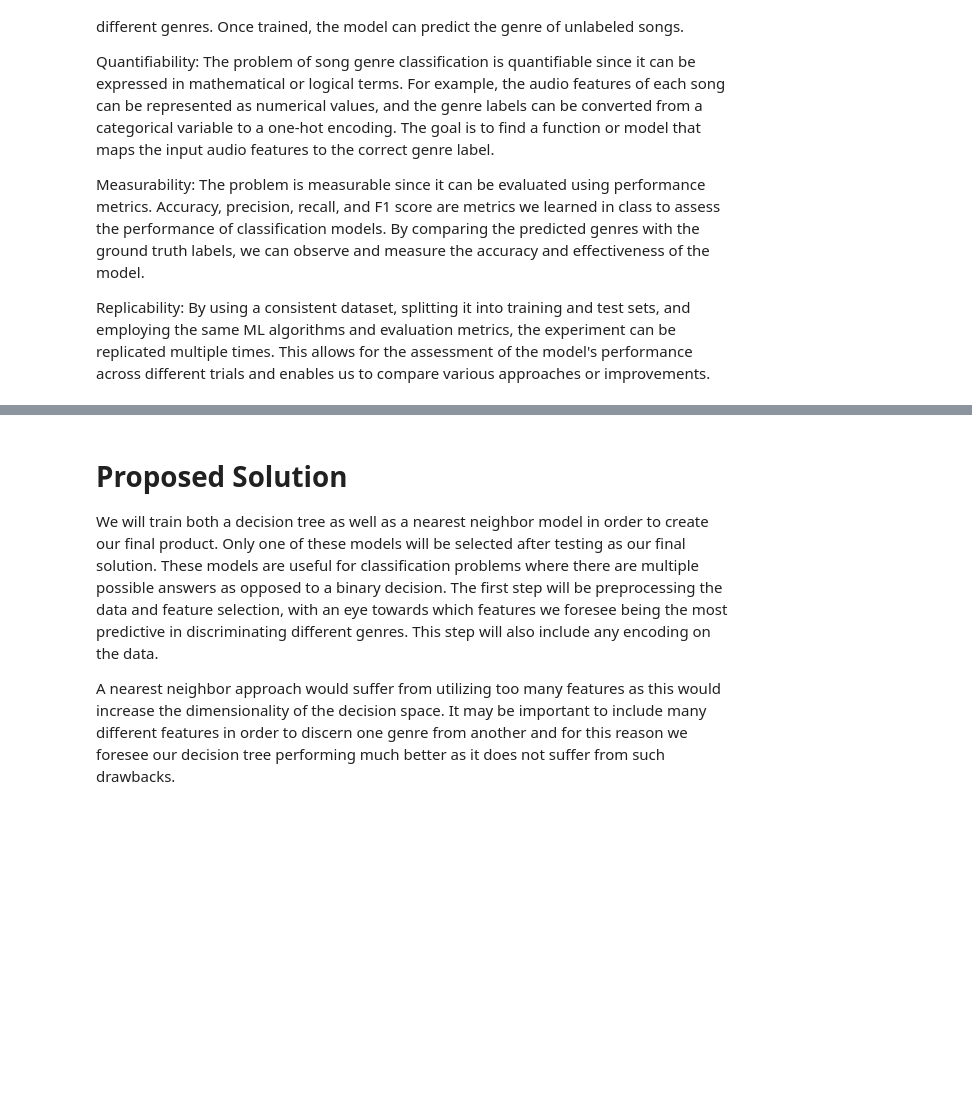
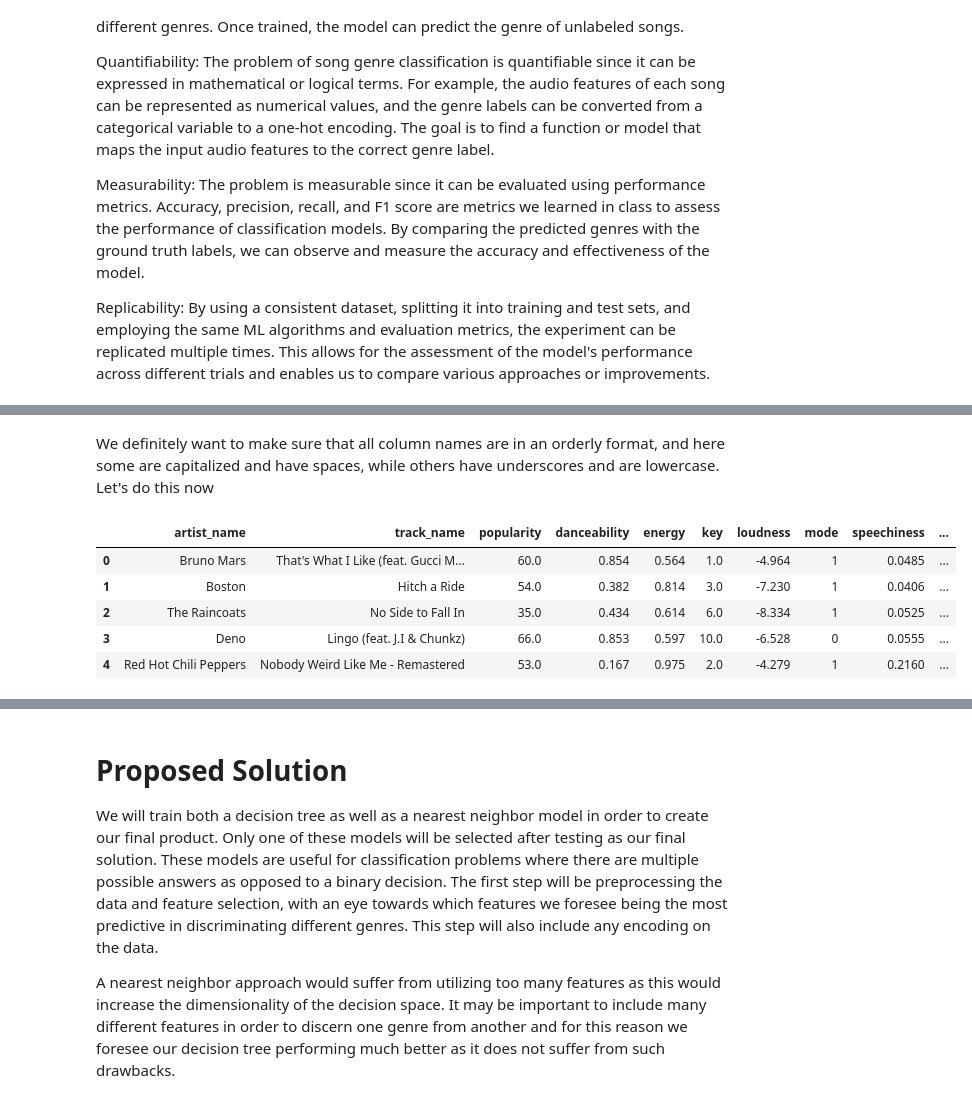
Before and after one commit to COGS118A/Group015-SP23, a Jupyter notebook: Proposal_Group015-SP23.ipynb, the cells around one changed output, grey strips where cells are left out. Cells and saved outputs as stored; diff of their text form; code cells hidden in the pictures; blank space fills up the shorter version.

```diff
--- a/Proposal_Group015-SP23.ipynb
+++ b/Proposal_Group015-SP23.ipynb
@@ -66,0 +114,12 @@ Another possible: https://www.kaggle.com/datasets/andradaolteanu/gtzan-dataset-m
+# %% [markdown]
+We definitely want to make sure that all column names are in an orderly format, and here some are capitalized and have spaces, while others have underscores and are lowercase. Let's do this now
+# %%
+df.columns= df.columns.str.replace(" ","_").str.lower()
+df.head()
+# %% [output]
+|  | artist_name | track_name | popularity | danceability | energy | key | loudness | mode | speechiness | ... |
+| 0 | Bruno Mars | That's What I Like (feat. Gucci M... | 60.0 | 0.854 | 0.564 | 1.0 | -4.964 | 1 | 0.0485 | ... |
+| 1 | Boston | Hitch a Ride | 54.0 | 0.382 | 0.814 | 3.0 | -7.230 | 1 | 0.0406 | ... |
+| 2 | The Raincoats | No Side to Fall In | 35.0 | 0.434 | 0.614 | 6.0 | -8.334 | 1 | 0.0525 | ... |
+| 3 | Deno | Lingo (feat. J.I & Chunkz) | 66.0 | 0.853 | 0.597 | 10.0 | -6.528 | 0 | 0.0555 | ... |
+| 4 | Red Hot Chili Peppers | Nobody Weird Like Me - Remastered | 53.0 | 0.167 | 0.975 | 2.0 | -4.279 | 1 | 0.2160 | ... |
```
Also changed, not shown: parts of 10 cells of this notebook.
